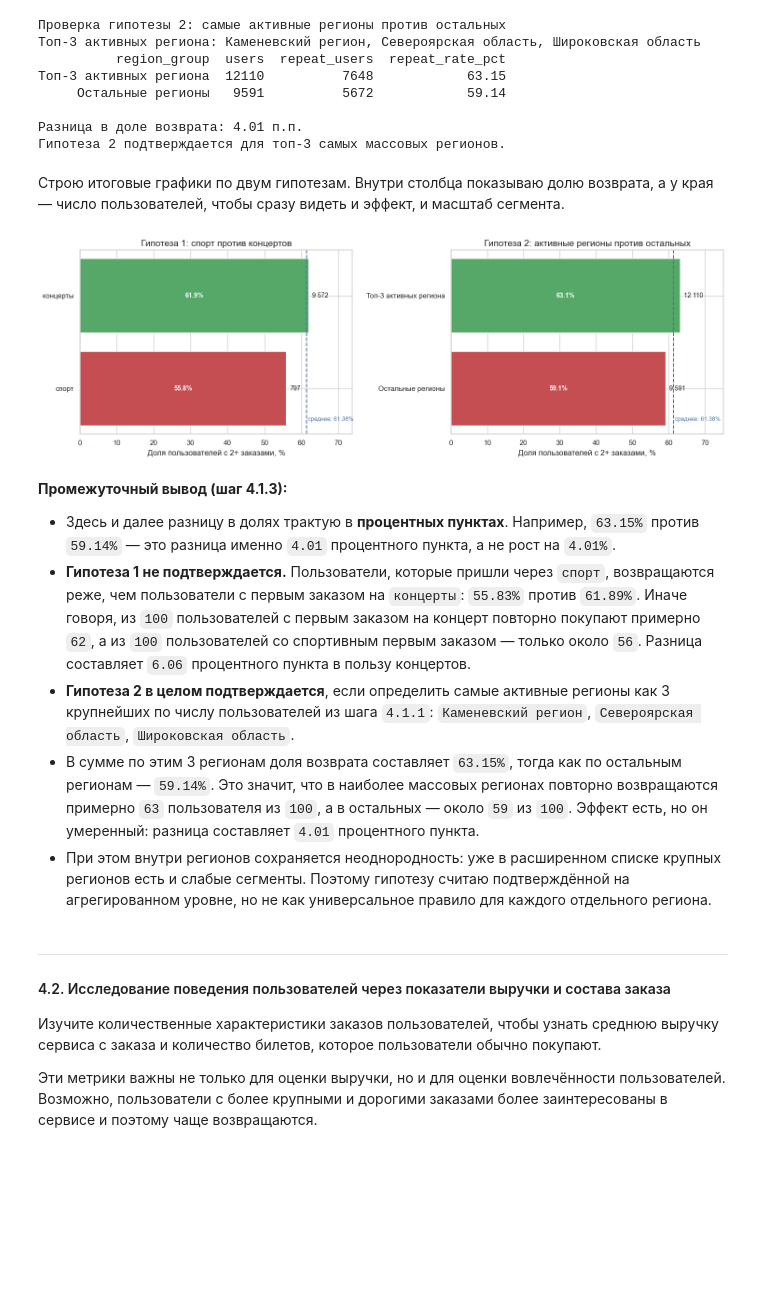
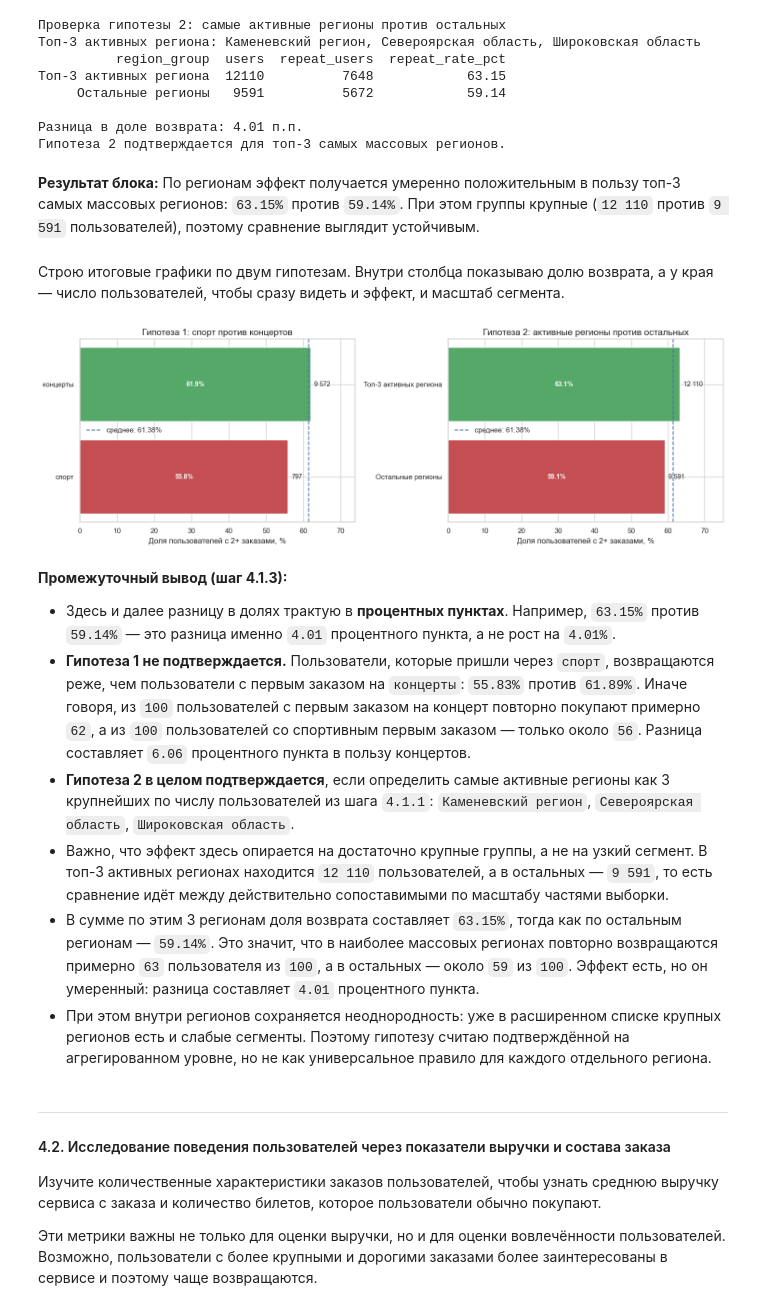
Before and after one commit to neiro/TaskModule2, a Jupyter notebook: work.ipynb, the cells around one changed output. Cells and saved outputs as stored; diff of their text form; code cells hidden in the pictures; blank space fills up the shorter version.

```diff
--- a/work.ipynb
+++ b/work.ipynb
@@ -1131,13 +1259,18 @@ for feature, meta in segment_features.items():
     reliable = result[result['users'] >= 100].sort_values(['repeat_rate_pct', 'users'], ascending=[False, False])
     best_reliable = reliable.iloc[0] if not reliable.empty else result.iloc[0]
 
+    shown_users_share_pct = round(float(result['users'].head(meta['top_n']).sum() / result['users'].sum() * 100), 2)
+    outside_users_share_pct = round(float(100 - shown_users_share_pct), 2)
+
     segment_return_overview_rows.append({
         'Признак': meta['label'],
         'Средняя доля 2+ заказов, %': overall_repeat_rate,
         'Крупнейший сегмент': result.iloc[0]['segment'],
         'Возврат в крупнейшем сегменте, %': float(result.iloc[0]['repeat_rate_pct']),
         'Лучший достаточно крупный сегмент': best_reliable['segment'],
-        'Возврат в лучшем крупном сегменте, %': float(best_reliable['repeat_rate_pct'])
+        'Возврат в лучшем крупном сегменте, %': float(best_reliable['repeat_rate_pct']),
+        'Доля показанных сегментов, %': shown_users_share_pct,
+        'Вне обзора, %': outside_users_share_pct
     })
 
 segment_return_overview = pd.DataFrame(segment_return_overview_rows)
@@ -1153,11 +1288,15 @@ segment_return_overview
 # %%
 for feature, meta in segment_features.items():
-    result = segment_return_tables[feature].copy()
-
-    if feature in ['first_region_name', 'first_service_name']:
-        result = result.head(10)
+    full_result = segment_return_tables[feature].copy()
+    result = full_result if len(full_result) <= meta['top_n'] else full_result.head(meta['top_n'])
+    shown_users_share_pct = round(float(result['users'].sum() / full_result['users'].sum() * 100), 2)
+    outside_users_share_pct = round(float(100 - shown_users_share_pct), 2)
 
     print(f"\nВозвраты по признаку: {meta['label']}")
+    print(
+        f"Показанные {len(result)} сегментов покрывают {shown_users_share_pct}% пользователей. "
+        f"Вне обзора остаётся {outside_users_share_pct}%."
+    )
     print(result[['segment', 'users', 'repeat_users', 'repeat_rate_pct', 'above_avg']].to_string(index=False))
 # %% [output]
 Возвраты по признаку: тип первого мероприятия
@@ -1313,45 +1484,58 @@ print(f"Гипотеза 2 {'подтверждается' if region_hypothesis_
 
 Разница в доле возврата: 4.01 п.п.
 Гипотеза 2 подтверждается для топ-3 самых массовых регионов.
+# %% [markdown]
+**Результат блока:** По регионам эффект получается умеренно положительным в пользу топ-3 самых массовых регионов: `63.15%` против `59.14%`. При этом группы крупные (`12 110` против `9 591` пользователей), поэтому сравнение выглядит устойчивым.
 # %% [markdown]
 Строю итоговые графики по двум гипотезам. Внутри столбца показываю долю возврата, а у края — число пользователей, чтобы сразу видеть и эффект, и масштаб сегмента.
 # %%
 fig, axes = plt.subplots(1, 2, figsize=(15, 5))
 
 event_plot = event_hypothesis.sort_values('repeat_rate_pct', ascending=True)
 event_colors = ['#55A868' if segment == 'концерты' else '#C44E52' for segment in event_plot['segment']]
 event_bars = axes[0].barh(event_plot['segment'], event_plot['repeat_rate_pct'], color=event_colors)
-axes[0].axvline(overall_repeat_rate, color='#4C72B0', linestyle='--', linewidth=1.5)
+axes[0].axvline(overall_repeat_rate, color='#4C72B0', linestyle='--', linewidth=1.5, label=f"среднее: {overall_repeat_rate:.2f}%")
 axes[0].set_title('Гипотеза 1: спорт против концертов')
 axes[0].set_xlabel('Доля пользователей с 2+ заказами, %')
 axes[0].set_ylabel('')
 axes[0].set_xlim(0, event_plot['repeat_rate_pct'].max() + 12)
-axes[0].bar_label(event_bars, labels=[f"{rate:.1f}%" for rate in event_plot['repeat_rate_pct']], label_type='center', color='white', fontsize=10, fontweight='bold')
-axes[0].bar_label(event_bars, labels=[f"{users:,}".replace(',', ' ') for users in event_plot['users']], label_type='edge', padding=6, color='#1f1f1f', fontsize=10)
-axes[0].text(overall_repeat_rate + 0.4, -0.35, f"среднее: {overall_repeat_rate:.2f}%", color='#4C72B0', fontsize=9)
+
+for bar, rate, users in zip(event_bars, event_plot['repeat_rate_pct'], event_plot['users']):
+    width = bar.get_width()
+    y = bar.get_y() + bar.get_height() / 2
+    axes[0].annotate(f"{rate:.1f}%", xy=(width / 2, y), ha='center', va='center', color='white', fontsize=10, fontweight='bold')
+    axes[0].annotate(f"{users:,}".replace(',', ' '), xy=(width, y), xytext=(6, 0), textcoords='offset points', ha='left', va='center', color='#1f1f1f', fontsize=10)
+
+axes[0].legend(frameon=False)
 
 region_plot = region_group_hypothesis.sort_values('repeat_rate_pct', ascending=True)
 region_colors = ['#55A868' if group == 'Топ-3 активных региона' else '#C44E52' for group in region_plot['region_group']]
 region_bars = axes[1].barh(region_plot['region_group'], region_plot['repeat_rate_pct'], color=region_colors)
-axes[1].axvline(overall_repeat_rate, color='#4C72B0', linestyle='--', linewidth=1.5)
+axes[1].axvline(overall_repeat_rate, color='#4C72B0', linestyle='--', linewidth=1.5, label=f"среднее: {overall_repeat_rate:.2f}%")
 axes[1].set_title('Гипотеза 2: активные регионы против остальных')
 axes[1].set_xlabel('Доля пользователей с 2+ заказами, %')
 axes[1].set_ylabel('')
 axes[1].set_xlim(0, region_plot['repeat_rate_pct'].max() + 12)
-axes[1].bar_label(region_bars, labels=[f"{rate:.1f}%" for rate in region_plot['repeat_rate_pct']], label_type='center', color='white', fontsize=10, fontweight='bold')
-axes[1].bar_label(region_bars, labels=[f"{users:,}".replace(',', ' ') for users in region_plot['users']], label_type='edge', padding=6, color='#1f1f1f', fontsize=10)
-axes[1].text(overall_repeat_rate + 0.4, -0.35, f"среднее: {overall_repeat_rate:.2f}%", color='#4C72B0', fontsize=9)
+
+for bar, rate, users in zip(region_bars, region_plot['repeat_rate_pct'], region_plot['users']):
+    width = bar.get_width()
+    y = bar.get_y() + bar.get_height() / 2
+    axes[1].annotate(f"{rate:.1f}%", xy=(width / 2, y), ha='center', va='center', color='white', fontsize=10, fontweight='bold')
+    axes[1].annotate(f"{users:,}".replace(',', ' '), xy=(width, y), xytext=(6, 0), textcoords='offset points', ha='left', va='center', color='#1f1f1f', fontsize=10)
+
+axes[1].legend(frameon=False)
 
 plt.tight_layout()
 plt.show()
 # %% [output]
-[figure, old version]
+[figure, new version]
 # %% [markdown]
 **Промежуточный вывод (шаг 4.1.3):**
 
 - Здесь и далее разницу в долях трактую в **процентных пунктах**. Например, `63.15%` против `59.14%` — это разница именно `4.01` процентного пункта, а не рост на `4.01%`.
 - **Гипотеза 1 не подтверждается.** Пользователи, которые пришли через `спорт`, возвращаются реже, чем пользователи с первым заказом на `концерты`: `55.83%` против `61.89%`. Иначе говоря, из `100` пользователей с первым заказом на концерт повторно покупают примерно `62`, а из `100` пользователей со спортивным первым заказом — только около `56`. Разница составляет `6.06` процентного пункта в пользу концертов.
 - **Гипотеза 2 в целом подтверждается**, если определить самые активные регионы как 3 крупнейших по числу пользователей из шага `4.1.1`: `Каменевский регион`, `Североярская область`, `Широковская область`.
+- Важно, что эффект здесь опирается на достаточно крупные группы, а не на узкий сегмент. В топ-3 активных регионах находится `12 110` пользователей, а в остальных — `9 591`, то есть сравнение идёт между действительно сопоставимыми по масштабу частями выборки.
 - В сумме по этим 3 регионам доля возврата составляет `63.15%`, тогда как по остальным регионам — `59.14%`. Это значит, что в наиболее массовых регионах повторно возвращаются примерно `63` пользователя из `100`, а в остальных — около `59` из `100`. Эффект есть, но он умеренный: разница составляет `4.01` процентного пункта.
 - При этом внутри регионов сохраняется неоднородность: уже в расширенном списке крупных регионов есть и слабые сегменты. Поэтому гипотезу считаю подтверждённой на агрегированном уровне, но не как универсальное правило для каждого отдельного региона.
 # %% [markdown]
```
Also changed, not shown: parts of 75 cells of this notebook.
